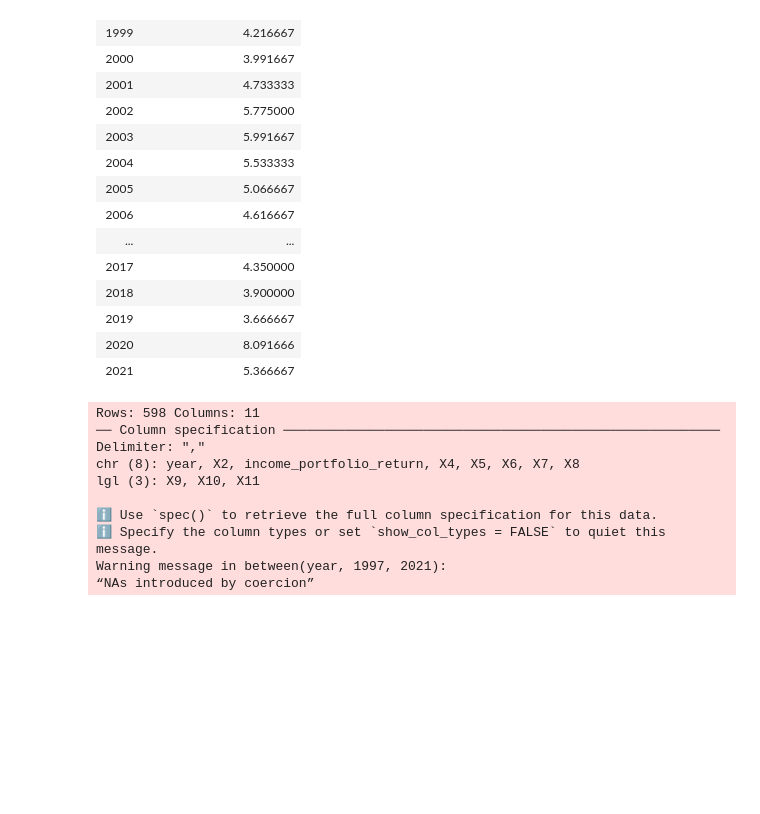
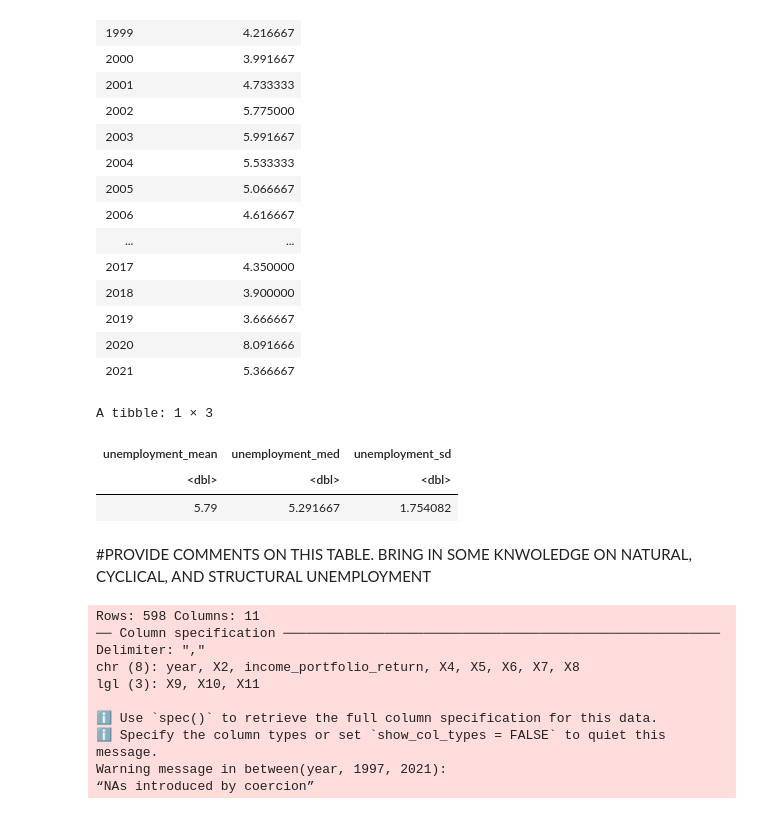
Before and after one commit to Arioniums/DSCI_100_125, a Jupyter notebook: project_proposal_group_125.ipynb, the cells around one changed output. Cells and saved outputs as stored; diff of their text form; code cells hidden in the pictures; blank space fills up the shorter version.

```diff
--- a/project_proposal_group_125.ipynb
+++ b/project_proposal_group_125.ipynb
@@ -173,6 +201,20 @@ A tibble: 25 × 2
 | 2019 | 3.666667 |
 | 2020 | 8.091666 |
 | 2021 | 5.366667 |
+# %%
+#Summarizing our raw unemployment data
+
+unemployment_parameters <- unemployment_data_c |>
+summarize(unemployment_mean = mean(annual_unemployment_rate), unemployment_med = median(annual_unemployment_rate), unemployment_sd = sd(annual_unemployment_rate))
+
+unemployment_parameters
+# %% [output]
+A tibble: 1 × 3
+| unemployment_mean | unemployment_med | unemployment_sd |
+| <dbl> | <dbl> | <dbl> |
+| 5.79 | 5.291667 | 1.754082 |
+# %% [markdown]
+#PROVIDE COMMENTS ON THIS TABLE. BRING IN SOME KNWOLEDGE ON NATURAL, CYCLICAL, AND STRUCTURAL UNEMPLOYMENT
 # %%
 #importing income portfolio return data, selecting for year, income_portfolio_path, and filtering years to only 1997-2021
 income_portfolio_url <- "https://raw.githubusercontent.com/Arioniums/DSCI_100_125/main/income_portfolio_data.csv"
```
Also changed, not shown: parts of 10 cells of this notebook.
